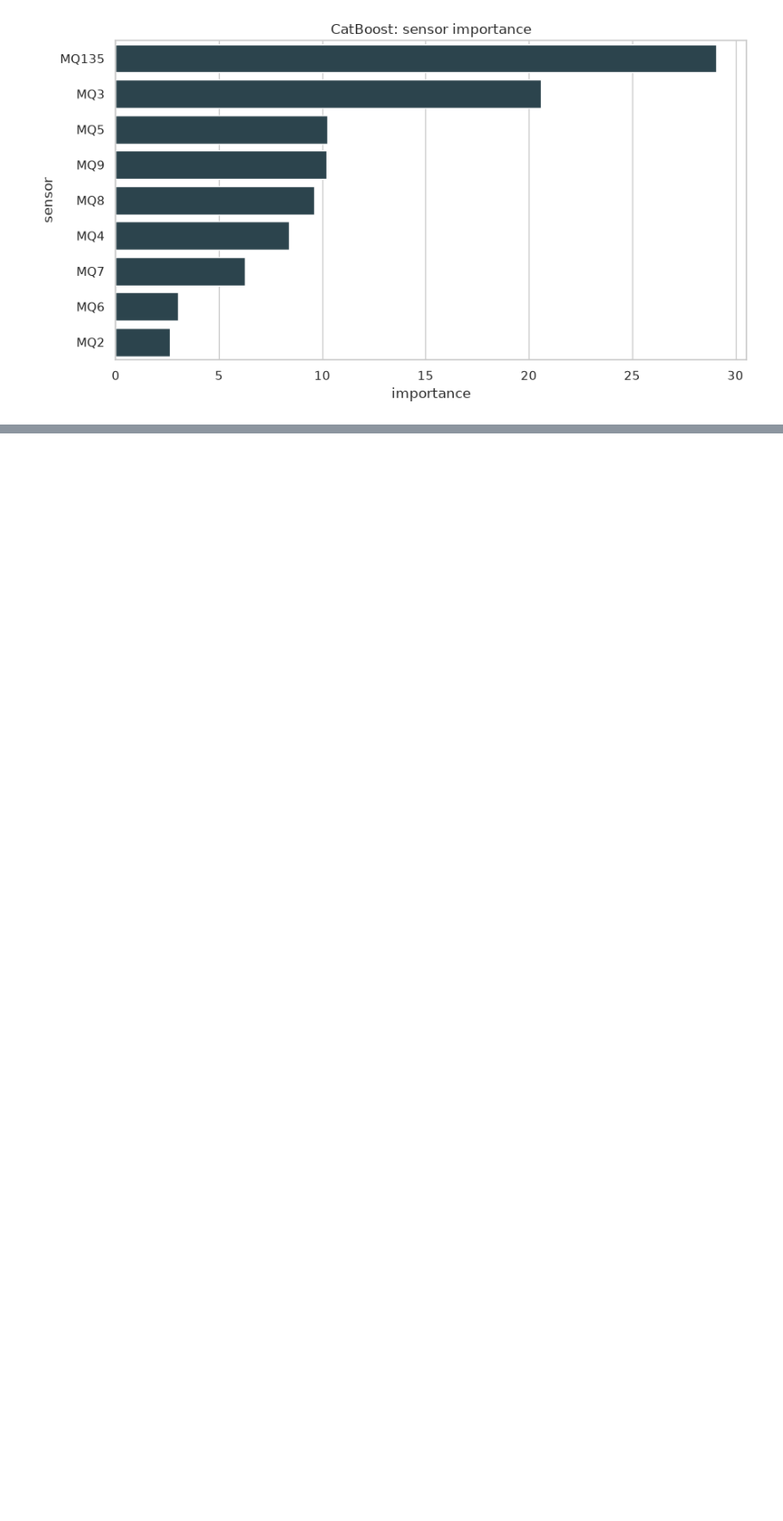
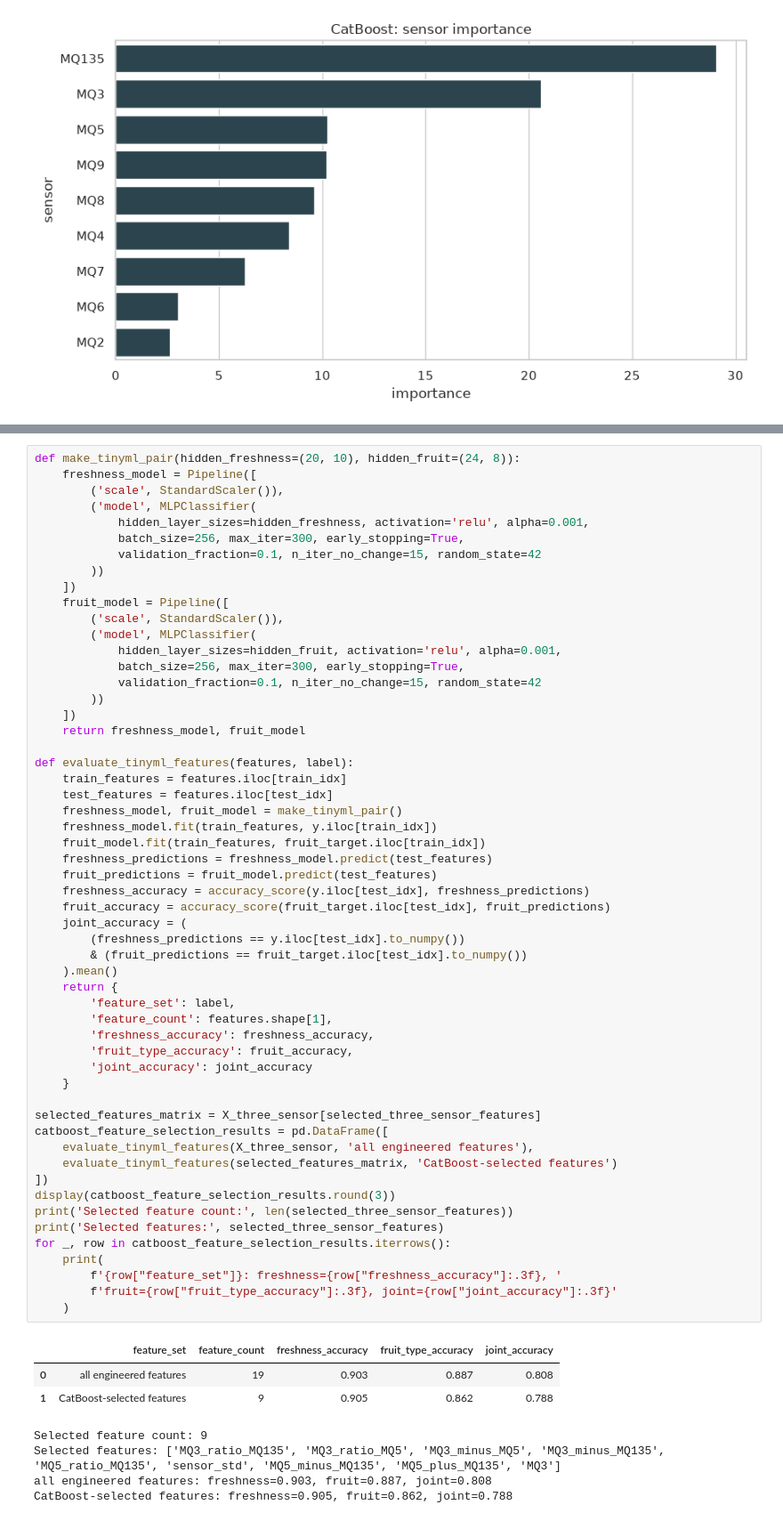
Before and after one commit to cyb3r-b4stard/skoltech-iw-smart-fridge, a Jupyter notebook: freshness_detection_eda_model.ipynb, the cells around one changed output, grey strips where cells are left out. Shown at 89% size. Saved outputs shown, nothing was run; the diff lists cells and outputs as text; blank space fills up the shorter version.

```diff
--- a/freshness_detection_eda_model.ipynb
+++ b/freshness_detection_eda_model.ipynb
@@ -550,0 +755,63 @@ plt.show()
+# %%
+def make_tinyml_pair(hidden_freshness=(20, 10), hidden_fruit=(24, 8)):
+    freshness_model = Pipeline([
+        ('scale', StandardScaler()),
+        ('model', MLPClassifier(
+            hidden_layer_sizes=hidden_freshness, activation='relu', alpha=0.001,
+            batch_size=256, max_iter=300, early_stopping=True,
+            validation_fraction=0.1, n_iter_no_change=15, random_state=42
+        ))
+    ])
+    fruit_model = Pipeline([
+        ('scale', StandardScaler()),
+        ('model', MLPClassifier(
+            hidden_layer_sizes=hidden_fruit, activation='relu', alpha=0.001,
+            batch_size=256, max_iter=300, early_stopping=True,
+            validation_fraction=0.1, n_iter_no_change=15, random_state=42
+        ))
+    ])
+    return freshness_model, fruit_model
+
+def evaluate_tinyml_features(features, label):
+    train_features = features.iloc[train_idx]
+    test_features = features.iloc[test_idx]
+    freshness_model, fruit_model = make_tinyml_pair()
+    freshness_model.fit(train_features, y.iloc[train_idx])
+    fruit_model.fit(train_features, fruit_target.iloc[train_idx])
+    freshness_predictions = freshness_model.predict(test_features)
+    fruit_predictions = fruit_model.predict(test_features)
+    freshness_accuracy = accuracy_score(y.iloc[test_idx], freshness_predictions)
+    fruit_accuracy = accuracy_score(fruit_target.iloc[test_idx], fruit_predictions)
+    joint_accuracy = (
+        (freshness_predictions == y.iloc[test_idx].to_numpy())
+        & (fruit_predictions == fruit_target.iloc[test_idx].to_numpy())
+    ).mean()
+    return {
+        'feature_set': label,
+        'feature_count': features.shape[1],
+        'freshness_accuracy': freshness_accuracy,
+        'fruit_type_accuracy': fruit_accuracy,
+        'joint_accuracy': joint_accuracy
+    }
+
+selected_features_matrix = X_three_sensor[selected_three_sensor_features]
+catboost_feature_selection_results = pd.DataFrame([
+    evaluate_tinyml_features(X_three_sensor, 'all engineered features'),
+    evaluate_tinyml_features(selected_features_matrix, 'CatBoost-selected features')
+])
+display(catboost_feature_selection_results.round(3))
+print('Selected feature count:', len(selected_three_sensor_features))
+print('Selected features:', selected_three_sensor_features)
+for _, row in catboost_feature_selection_results.iterrows():
+    print(
+        f'{row["feature_set"]}: freshness={row["freshness_accuracy"]:.3f}, '
+        f'fruit={row["fruit_type_accuracy"]:.3f}, joint={row["joint_accuracy"]:.3f}'
+    )
+# %% [output]
+|  | feature_set | feature_count | freshness_accuracy | fruit_type_accuracy | joint_accuracy |
+| 0 | all engineered features | 19 | 0.903 | 0.887 | 0.808 |
+| 1 | CatBoost-selected features | 9 | 0.905 | 0.862 | 0.788 |
+Selected feature count: 9
+Selected features: ['MQ3_ratio_MQ135', 'MQ3_ratio_MQ5', 'MQ3_minus_MQ5', 'MQ3_minus_MQ135', 'MQ5_ratio_MQ135', 'sensor_std', 'MQ5_minus_MQ135', 'MQ5_plus_MQ135', 'MQ3']
+all engineered features: freshness=0.903, fruit=0.887, joint=0.808
+CatBoost-selected features: freshness=0.905, fruit=0.862, joint=0.788
```
Also changed, not shown: parts of 10 cells of this notebook.
